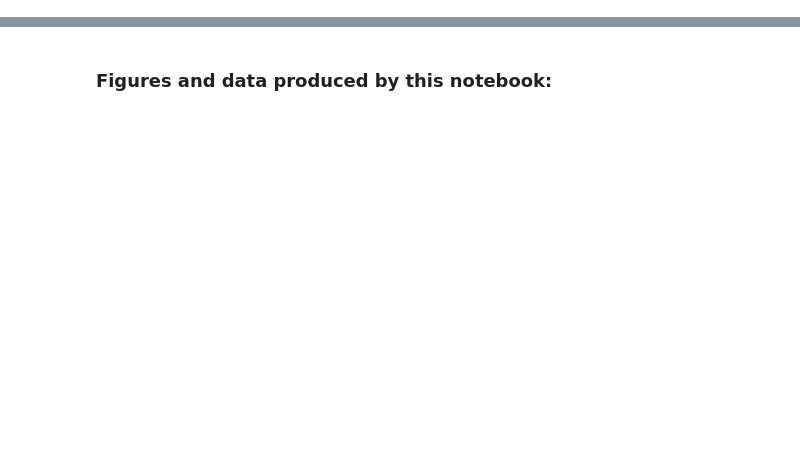
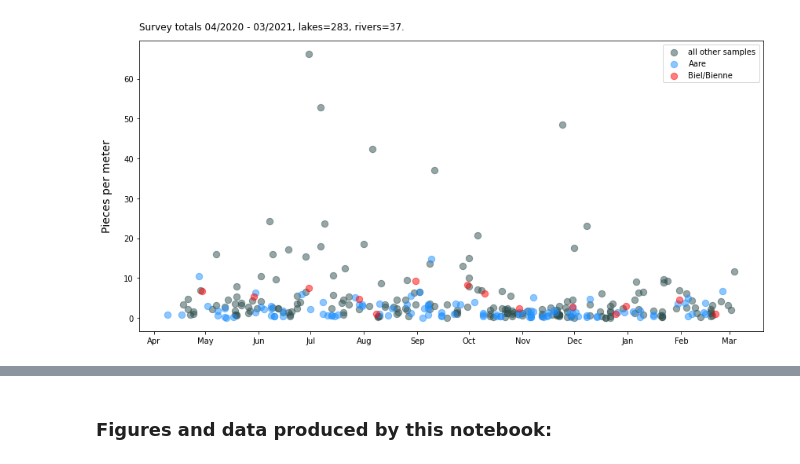
Before and after one commit to hammerdirt-analyst/iqals, a Jupyter notebook: make_a_class.ipynb, the cells around one changed output, grey strips where cells are left out. Cells and saved outputs as stored; diff of their text form; code cells hidden in the pictures; blank space fills up the shorter version.

```diff
--- a/make_a_class.ipynb
+++ b/make_a_class.ipynb
@@ -1108,0 +370,31 @@ plt.close()
+# %%
+is_french = False
+summary_row = ['average', 'std', 'min', '25', 'median', '75', 'max']
+# %%
+# adjust table kwargs
+# tablecenter_k = dict(loc="center", bbox=(0,0,1,1), cellLoc='center')
+
+
+if is_french:
+    labels = ["tous les autres prélèvements", bassin_label, coi]
+    title = F"{french_srs} {startyearmonth} - {endyearmonth}, lacs={lakecount}, rivières={rivercount}."
+    y_label = F"{french_pcm}"
+else:
+    labels = ["all other samples", bassin_label, coi]
+    title = F"Survey totals {startyearmonth} - {endyearmonth}, lakes={lakecount}, rivers={rivercount}."
+    y_label = "Pieces per meter"
+label_colors = ['darkslategray', 'dodgerblue', 'red']
+
+# plot the results at different regional levels:
+data = [a.daily_totals_all[~a.daily_totals_all.location.isin(b.bassin_beaches)], b.bassin_pcsm_day[~b.bassin_pcsm_day.location.isin(b.muni_beaches)], b.muni_pcsm_day]
+
+# set output
+figure_num += 1
+output_kwargs = dict(file = F"{project_directory}/figure{figure_num}", a_type="figure", tag= F"{title}", figure_num=figure_num)
+
+
+
+# plot
+scatterRegionalResults(data, labels, colors=label_colors, title=title, y_label=y_label, output=save_output, o_kwargs=output_kwargs)
+# %% [output]
+[figure, added]
```
Also changed, not shown: parts of 66 cells of this notebook, 23 other files.
